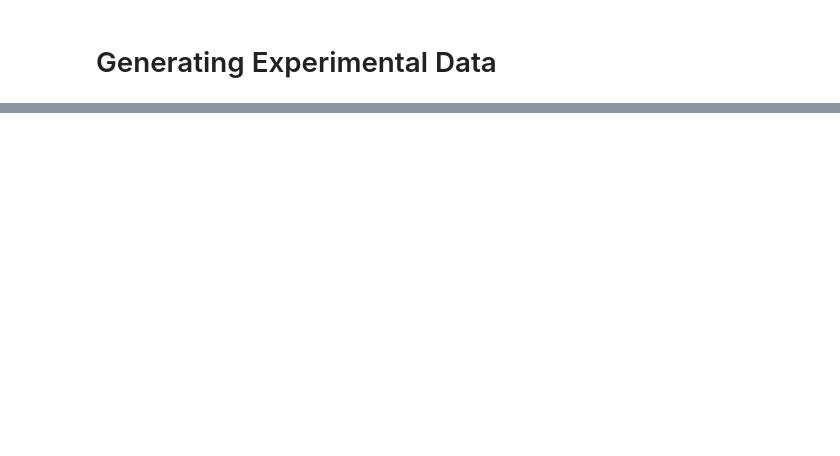
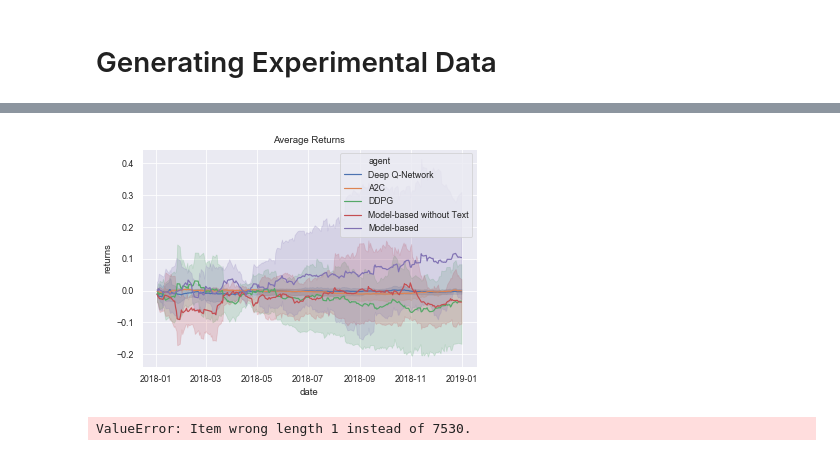
Before and after one commit to AaruranLog/rl-trading, a Jupyter notebook: experiments.ipynb, the cells around one changed output, grey strips where cells are left out. Cells and saved outputs as stored; diff of their text form; code cells hidden in the pictures; blank space fills up the shorter version.

```diff
--- a/experiments.ipynb
+++ b/experiments.ipynb
@@ -159,0 +134,3 @@ df['discounted_reward'] = df['t'].apply(lambda x : np.power(dqn_agent.gamma, x))
+# %%
+test_history = total_history[(total_history['mode'] == 'test')]
+test_history = test_history.drop(['episode', 'mode'], axis=1)
@@ -159,0 +155,10 @@ df['discounted_reward'] = df['t'].apply(lambda x : np.power(dqn_agent.gamma, x))
+# %%
+sns.lineplot('date', 'returns', data=test_history, hue='agent', legend='brief')
+plt.title('Average Returns')
+plt.savefig('plots/average-returns-all.png')
+# %% [output]
+[figure, added]
+# %%
+test_history[[(test_history.columns != 'episode') & (test_history.columns != 'mode')]]
+# %% [output]
+ValueError: Item wrong length 1 instead of 7530.
```
Also changed, not shown: parts of 25 cells of this notebook, 3 other files.
